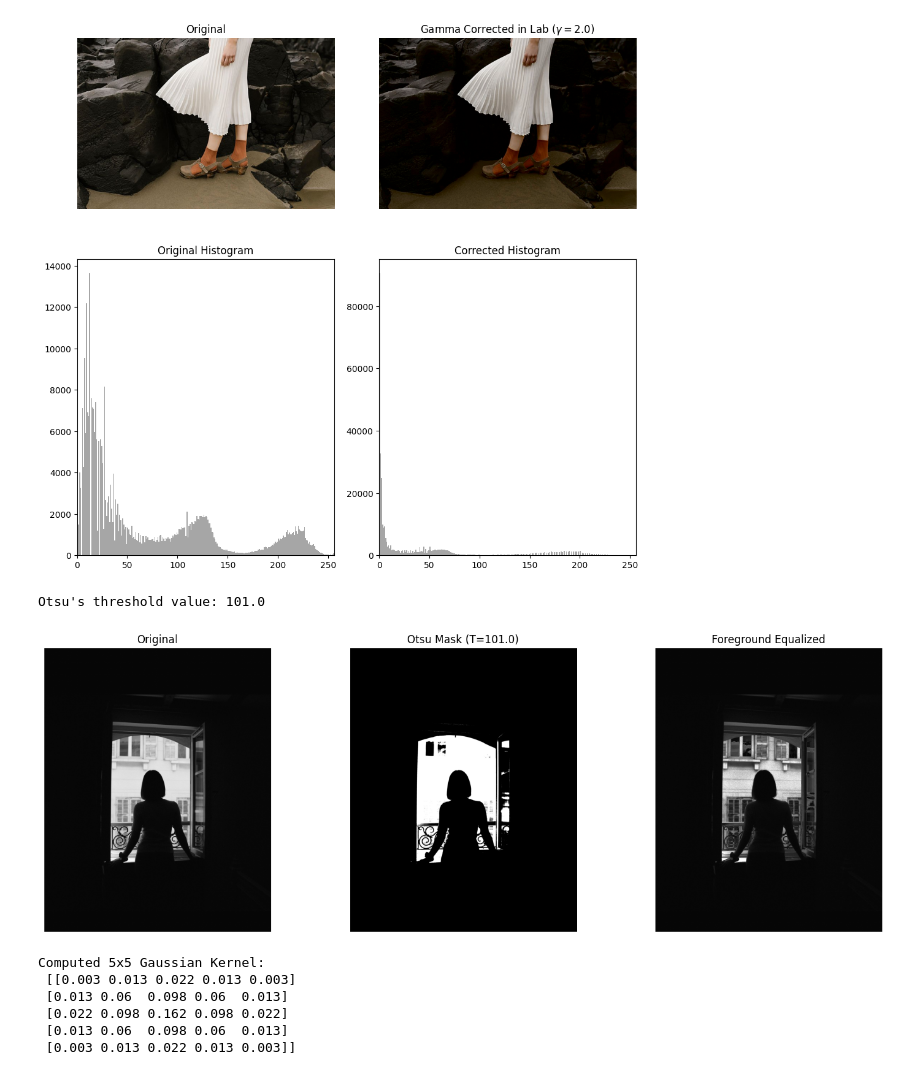
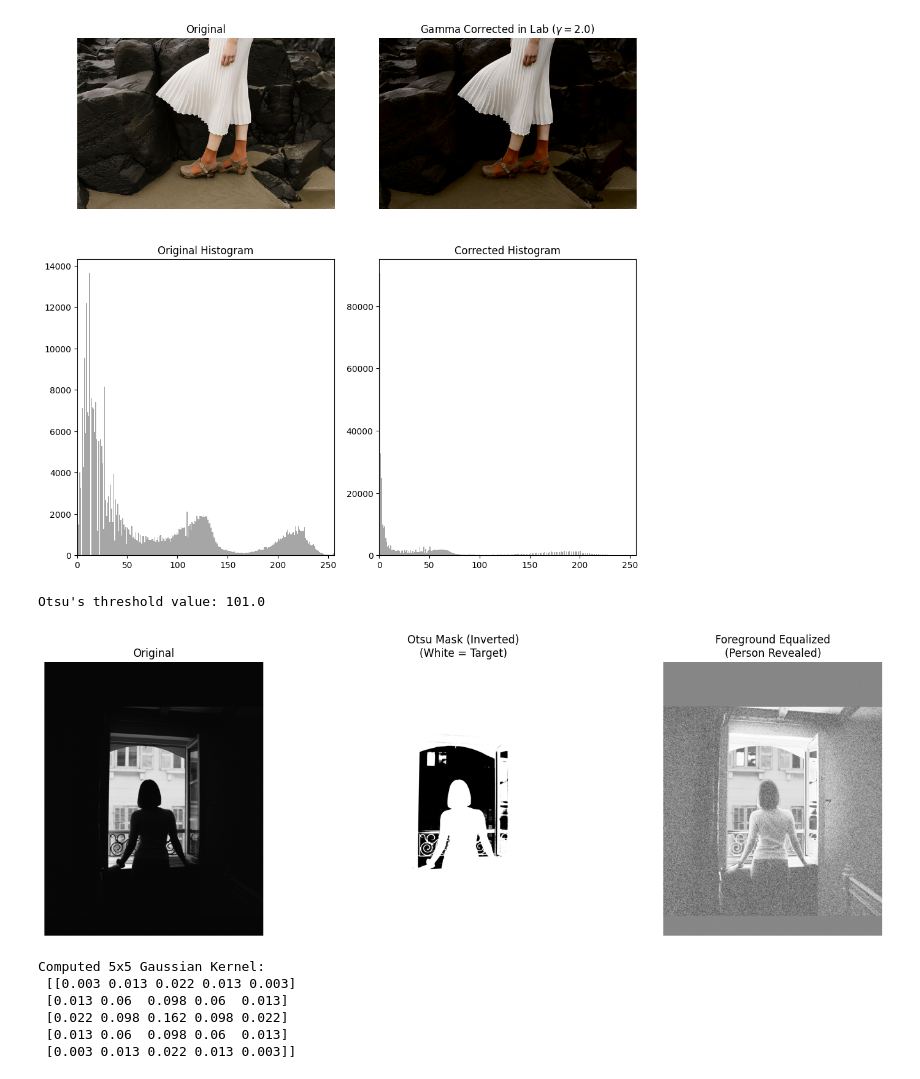
Before and after one commit to Genuuu/ET3112-Assignment-01, a Jupyter notebook: Assignment01/Assignment01.ipynb, the cells around one changed output. Drawn from its saved outputs; the diff is of its cells as text; code cells hidden in the pictures.

```diff
--- a/Assignment01/Assignment01.ipynb
+++ b/Assignment01/Assignment01.ipynb
@@ -110,12 +110,12 @@ plt.show()
 
 #Skipped did not have time to do
 
-## QUESTION 4 ###
+### QUESTION 4 ###
 
 f4 = cv.imread('Images/looking_out.jpg', cv.IMREAD_GRAYSCALE)
 assert f4 is not None
 
-threshold_value, mask = cv.threshold(f4, 0, 255, cv.THRESH_BINARY + cv.THRESH_OTSU)
+threshold_value, mask = cv.threshold(f4, 0, 255, cv.THRESH_BINARY_INV + cv.THRESH_OTSU)
 print(f"Otsu's threshold value: {threshold_value}")
 
 foreground_pixels = f4[mask == 255]
@@ -137,13 +137,13 @@ plt.axis('off')
 #Mask
 plt.subplot(1, 3, 2)
 plt.imshow(mask, cmap='gray', vmin=0, vmax=255)
-plt.title(f"Otsu Mask (T={threshold_value})")
+plt.title(f"Otsu Mask (Inverted)\n(White = Target)")
 plt.axis('off')
 
-#Foreground Equalized
+#Result
 plt.subplot(1, 3, 3)
 plt.imshow(f4_equalized, cmap='gray', vmin=0, vmax=255)
-plt.title("Foreground Equalized")
+plt.title("Foreground Equalized\n(Person Revealed)")
 plt.axis('off')
 
 plt.tight_layout()
@@ -380,34 +380,34 @@ assert f10 is not None
 gaussian_blur = cv.GaussianBlur(f10, (5, 5), sigmaX=2)
 biateral_filter = cv.bilateralFilter(f10, d=9, sigmaColor=75, sigmaSpace=75)
 
 cv.imwrite('q10_bilateral.png', biateral_filter)
 
 plt.figure(figsize=(15, 5))
 
 plt.subplot(1, 3, 1)
 plt.imshow(f10, cmap='gray')
 plt.title("Original")
 plt.axis('off')
 
 plt.subplot(1, 3, 2)
 plt.imshow(gaussian_blur, cmap='gray')
 plt.title("Gaussian Blur")
 plt.axis('off')
 
 plt.subplot(1, 3, 3)
 plt.imshow(biateral_filter, cmap='gray')
 plt.title("Bilateral Filter")
 plt.axis('off')
 
 plt.tight_layout()
 plt.show()
 
 #need to update and work on question 10 (a) and (d)and Q3
 # %% [output]
 [figure]
 [figure]
 Otsu's threshold value: 101.0
-[figure, old version]
+[figure, new version]
 Computed 5x5 Gaussian Kernel:
  [[0.003 0.013 0.022 0.013 0.003]
  [0.013 0.06  0.098 0.06  0.013]
```
Also changed, not shown: 1 other file.
